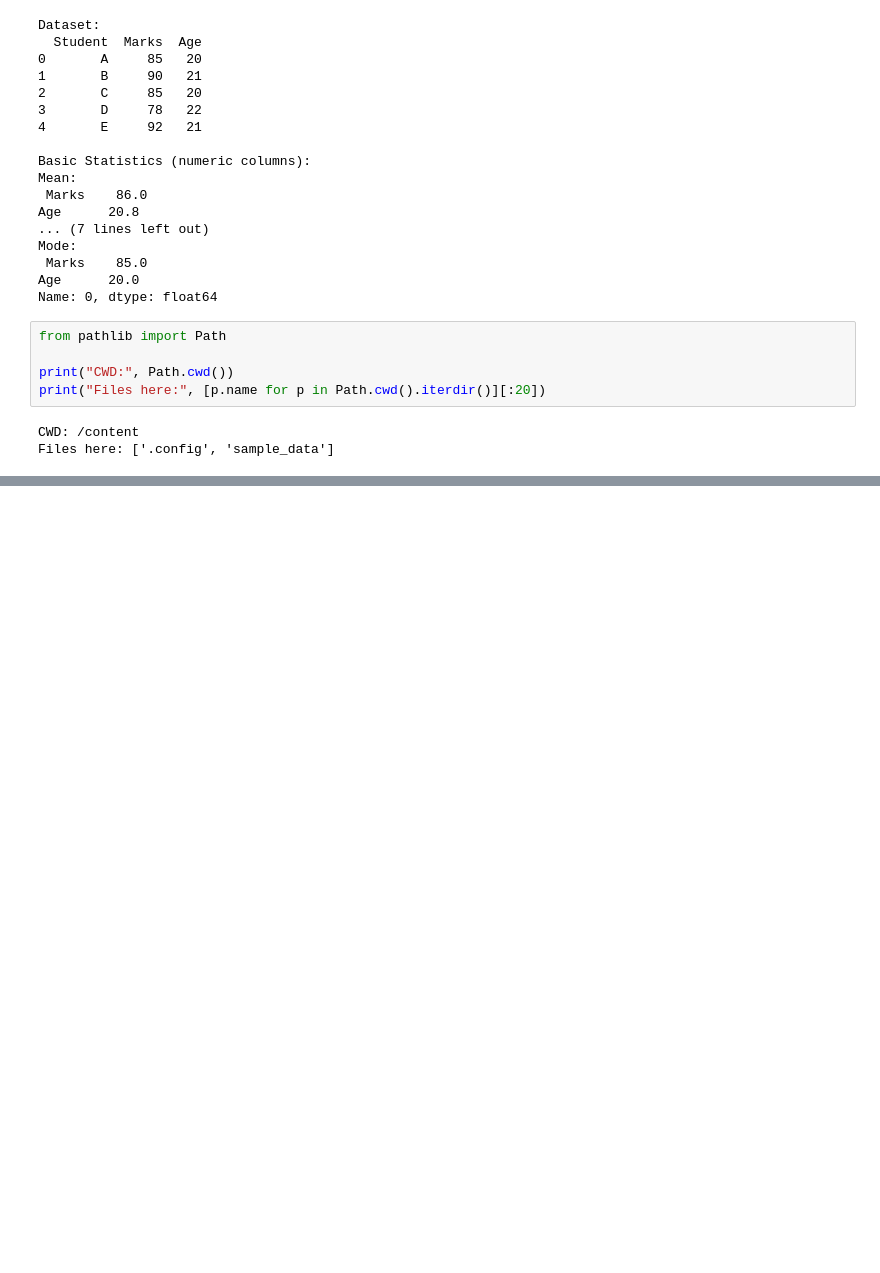
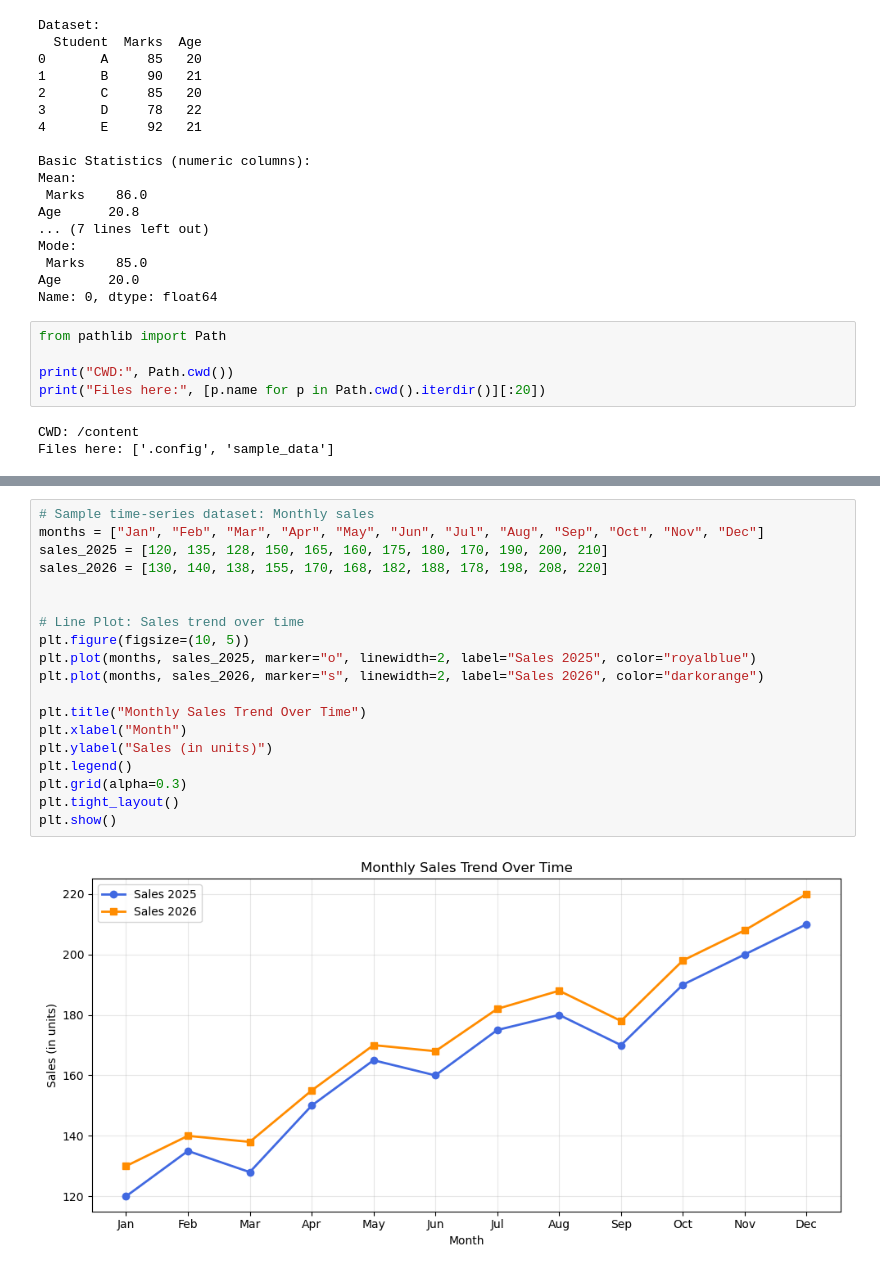
Before and after one commit to Pushkar0997/sem4-PPP, a Jupyter notebook: exp.ipynb, the cells around one changed output, grey strips where cells are left out. Saved outputs shown, nothing was run; the diff lists cells and outputs as text; blank space fills up the shorter version.

```diff
--- a/exp.ipynb
+++ b/exp.ipynb
@@ -52,0 +90,21 @@ Files here: ['.config', 'sample_data']
+# %%
+# Sample time-series dataset: Monthly sales
+months = ["Jan", "Feb", "Mar", "Apr", "May", "Jun", "Jul", "Aug", "Sep", "Oct", "Nov", "Dec"]
+sales_2025 = [120, 135, 128, 150, 165, 160, 175, 180, 170, 190, 200, 210]
+sales_2026 = [130, 140, 138, 155, 170, 168, 182, 188, 178, 198, 208, 220]
+
+
+# Line Plot: Sales trend over time
+plt.figure(figsize=(10, 5))
+plt.plot(months, sales_2025, marker="o", linewidth=2, label="Sales 2025", color="royalblue")
+plt.plot(months, sales_2026, marker="s", linewidth=2, label="Sales 2026", color="darkorange")
+
+plt.title("Monthly Sales Trend Over Time")
+plt.xlabel("Month")
+plt.ylabel("Sales (in units)")
+plt.legend()
+plt.grid(alpha=0.3)
+plt.tight_layout()
+plt.show()
+# %% [output]
+[figure, added]
```
Also changed, not shown: parts of 2 cells of this notebook.
